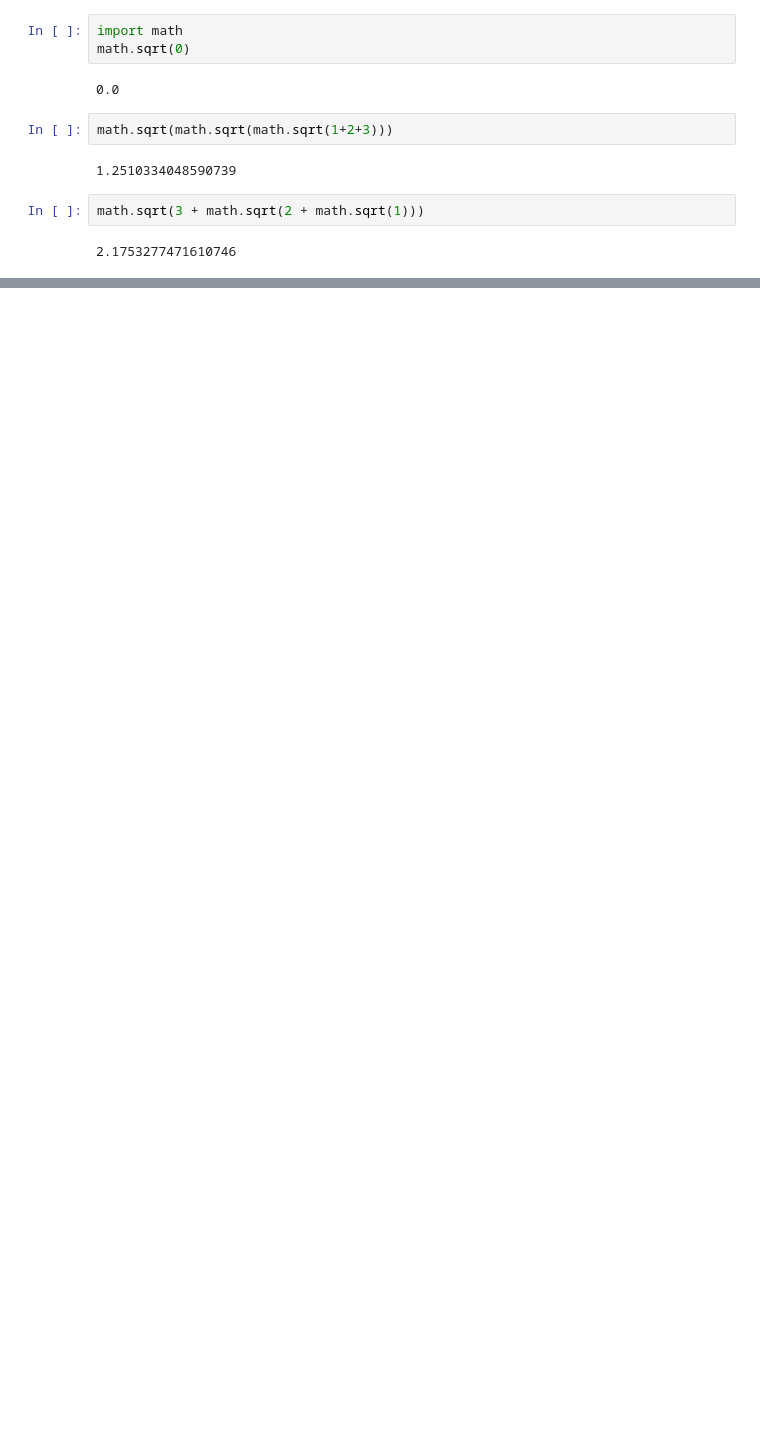
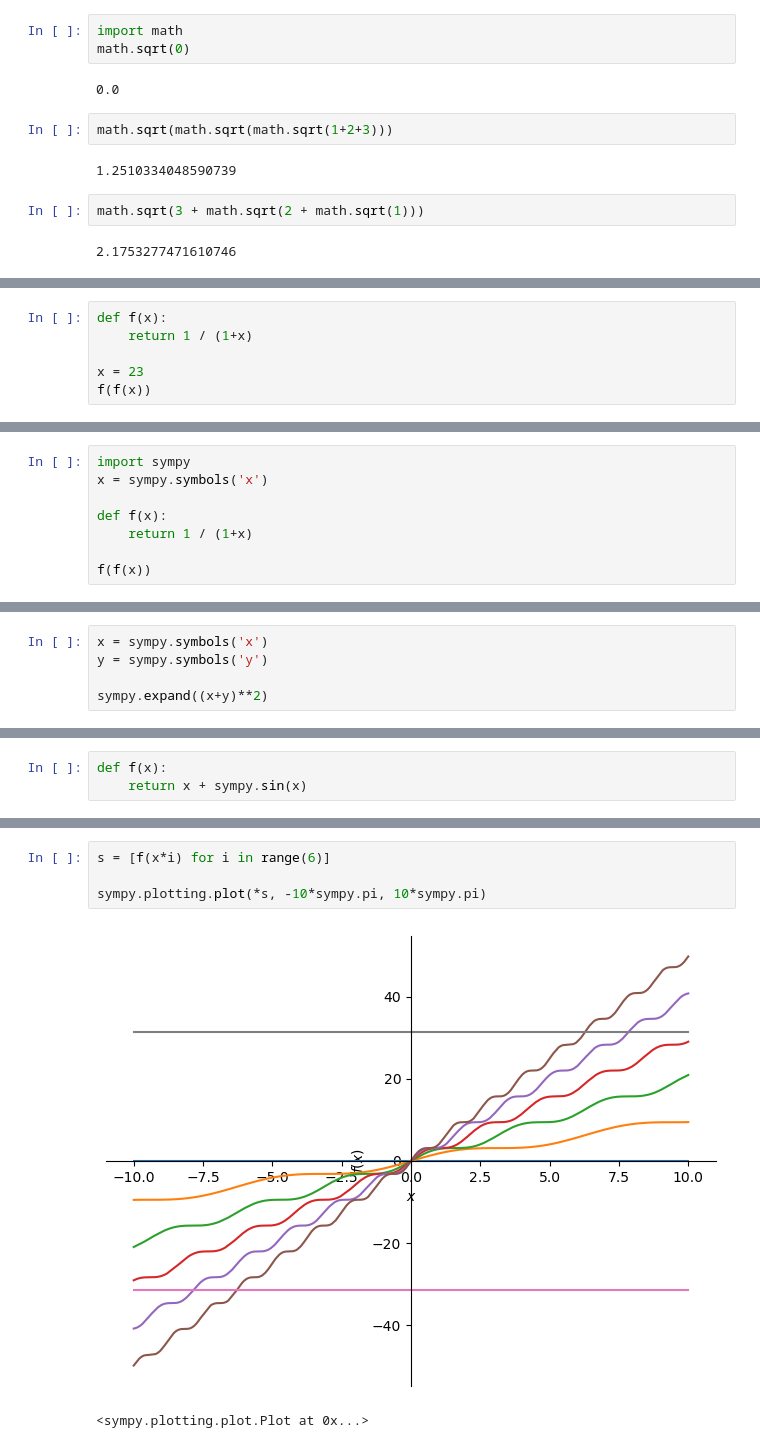
Before and after one commit to Rhys18751996/MathProgrammingJupyter, a Jupyter notebook: Week4.ipynb, the cells around one changed output, grey strips where cells are left out. Saved outputs shown, nothing was run; the diff lists cells and outputs as text; blank space fills up the shorter version.

```diff
--- a/Week4.ipynb
+++ b/Week4.ipynb
@@ -25,0 +189,6 @@ math.sqrt(3 + math.sqrt(2 + math.sqrt(1)))
+# %%
+def f(x):
+    return 1 / (1+x)
+
+x = 23
+f(f(x))
@@ -25,0 +197,8 @@ math.sqrt(3 + math.sqrt(2 + math.sqrt(1)))
+# %%
+import sympy
+x = sympy.symbols('x')
+
+def f(x):
+    return 1 / (1+x)
+
+f(f(x))
@@ -25,0 +207,5 @@ math.sqrt(3 + math.sqrt(2 + math.sqrt(1)))
+# %%
+x = sympy.symbols('x')
+y = sympy.symbols('y')
+
+sympy.expand((x+y)**2)
@@ -25,0 +222,3 @@ math.sqrt(3 + math.sqrt(2 + math.sqrt(1)))
+# %%
+def f(x):
+    return x + sympy.sin(x)
@@ -25,0 +234,7 @@ math.sqrt(3 + math.sqrt(2 + math.sqrt(1)))
+# %%
+s = [f(x*i) for i in range(6)]
+
+sympy.plotting.plot(*s, -10*sympy.pi, 10*sympy.pi)
+# %% [output]
+[figure, added]
+<sympy.plotting.plot.Plot at 0x...>
```
Also changed, not shown: parts of 21 cells of this notebook.
